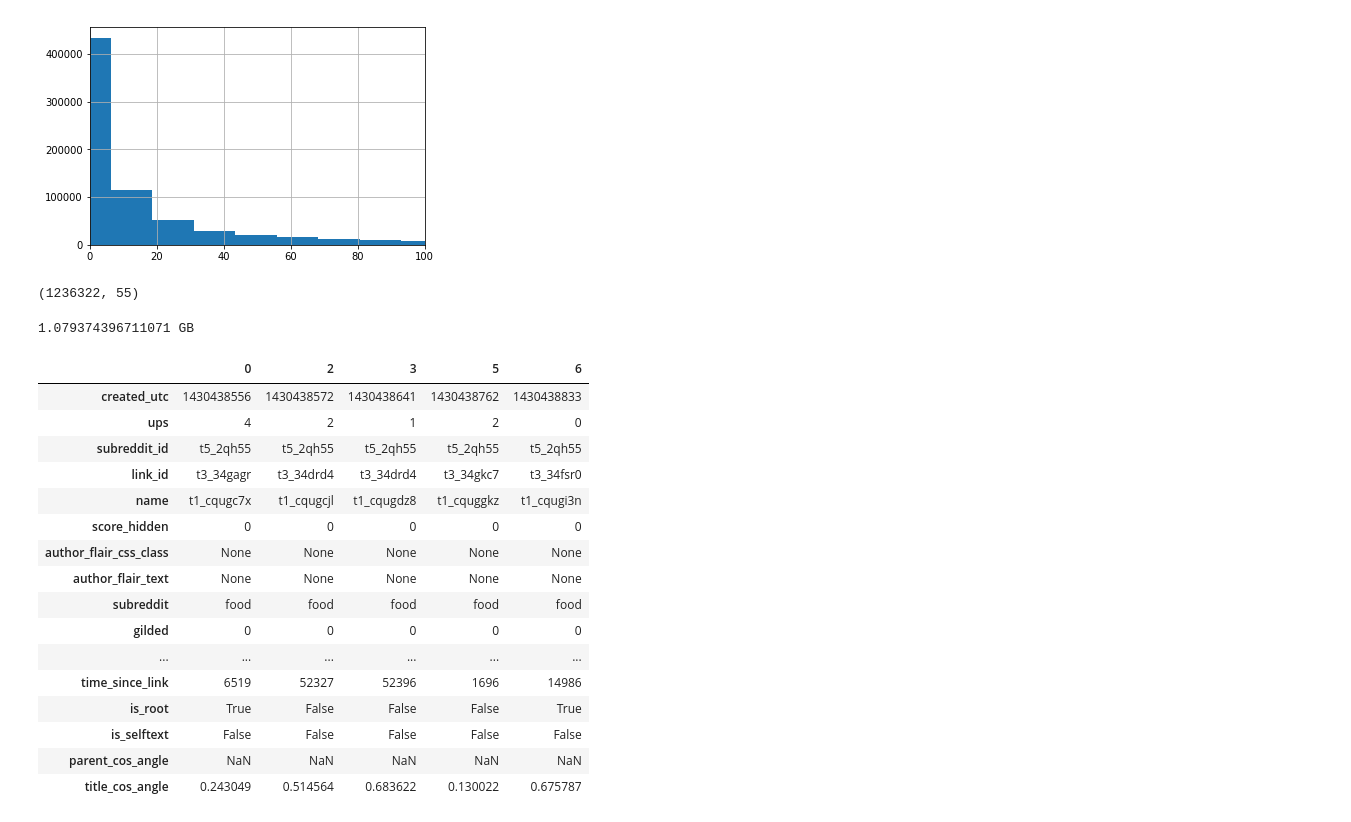
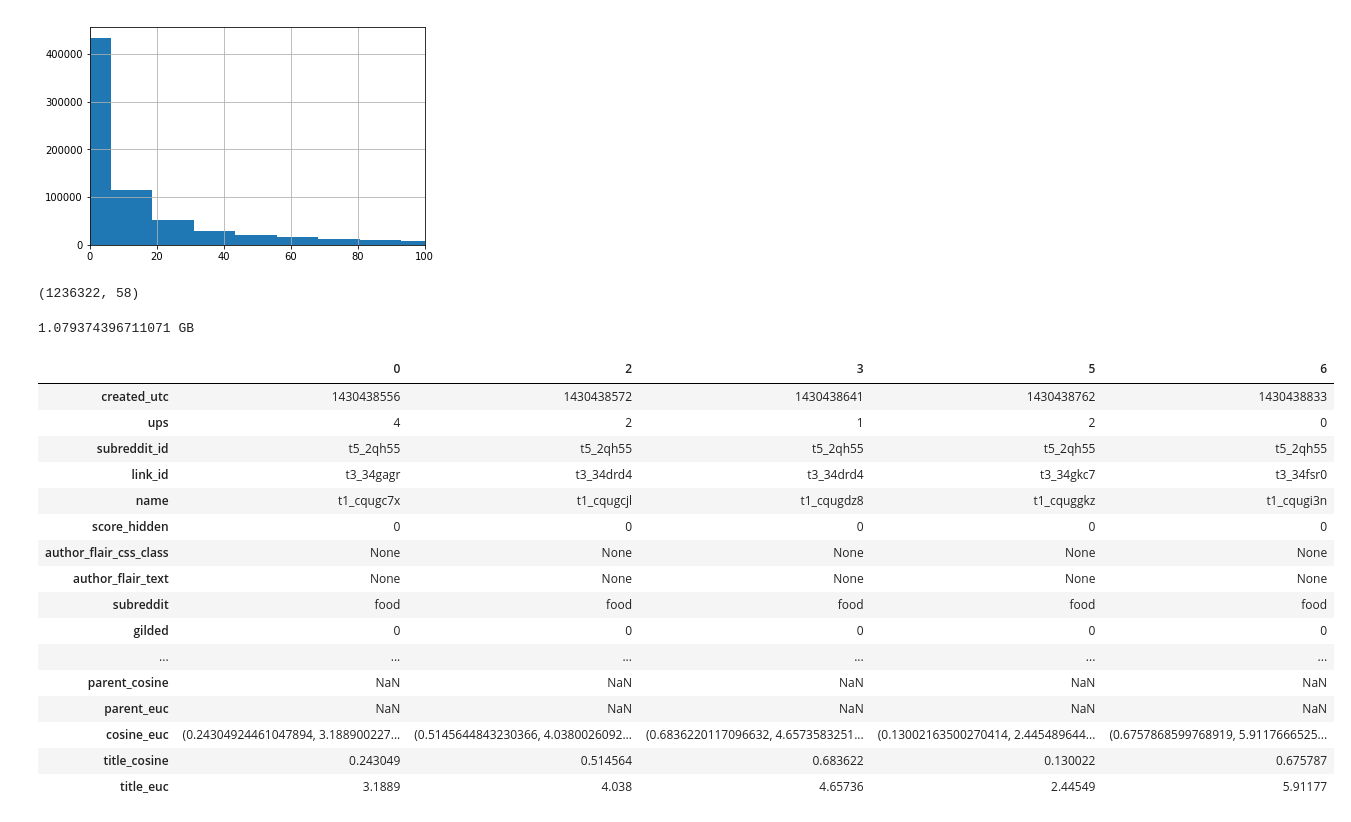
Before and after one commit to Prakhar-USF/ml-reddit, a Jupyter notebook: data_processing/data_processing.ipynb, the cells around one changed output. Drawn from its saved outputs; the diff is of its cells as text; code cells hidden in the pictures.

```diff
--- a/data_processing/data_processing.ipynb
+++ b/data_processing/data_processing.ipynb
@@ -1010,29 +1049,29 @@ plt.show()
 [figure]
 # %%
 print(df.shape)
-df.to_pickle('Data/working_dataset_v2.pkl')
+df.to_pickle('../Data/working_dataset_v2.pkl')
 # %% [output]
-(1236322, 55)
+(1236322, 58)
 # %%
-df = pd.read_pickle('Data/working_dataset_v2.pkl')
+df = pd.read_pickle('../Data/working_dataset_v2.pkl')
 print(f"{processed_data.memory_usage(deep=True).sum() / 1023.0**3} GB")
 df.head().T
 # %% [output]
 1.079374396711071 GB
 |  | 0 | 2 | 3 | 5 | 6 |
 | created_utc | 1430438556 | 1430438572 | 1430438641 | 1430438762 | 1430438833 |
 | ups | 4 | 2 | 1 | 2 | 0 |
 | subreddit_id | t5_2qh55 | t5_2qh55 | t5_2qh55 | t5_2qh55 | t5_2qh55 |
 | link_id | t3_34gagr | t3_34drd4 | t3_34drd4 | t3_34gkc7 | t3_34fsr0 |
 | name | t1_cqugc7x | t1_cqugcjl | t1_cqugdz8 | t1_cquggkz | t1_cqugi3n |
 | score_hidden | 0 | 0 | 0 | 0 | 0 |
 | author_flair_css_class | None | None | None | None | None |
 | author_flair_text | None | None | None | None | None |
 | subreddit | food | food | food | food | food |
 | gilded | 0 | 0 | 0 | 0 | 0 |
 | ... | ... | ... | ... | ... | ... |
-| time_since_link | 6519 | 52327 | 52396 | 1696 | 14986 |
-| is_root | True | False | False | False | True |
-| is_selftext | False | False | False | False | False |
-| parent_cos_angle | NaN | NaN | NaN | NaN | NaN |
-| title_cos_angle | 0.243049 | 0.514564 | 0.683622 | 0.130022 | 0.675787 |
+| parent_cosine | NaN | NaN | NaN | NaN | NaN |
+| parent_euc | NaN | NaN | NaN | NaN | NaN |
+| cosine_euc | (0.24304924461047894, 3.188900227... | (0.5145644843230366, 4.0380026092... | (0.6836220117096632, 4.6573583251... | (0.13002163500270414, 2.445489644... | (0.6757868599768919, 5.9117666525... |
+| title_cosine | 0.243049 | 0.514564 | 0.683622 | 0.130022 | 0.675787 |
+| title_euc | 3.1889 | 4.038 | 4.65736 | 2.44549 | 5.91177 |
```
Also changed, not shown: parts of 20 cells of this notebook.
